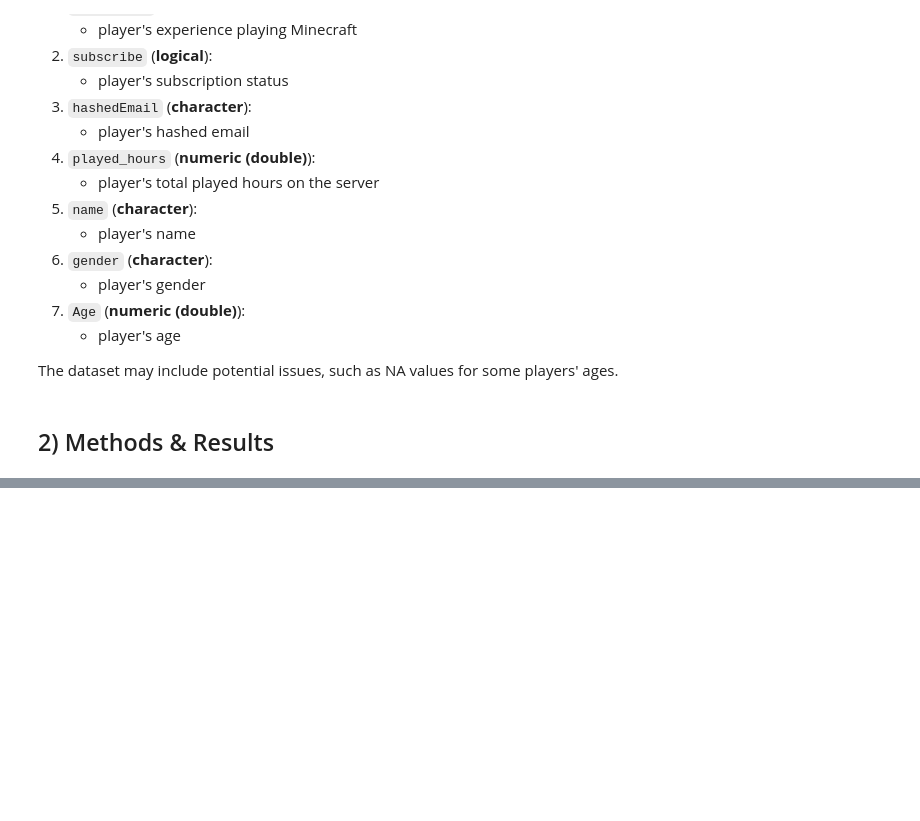
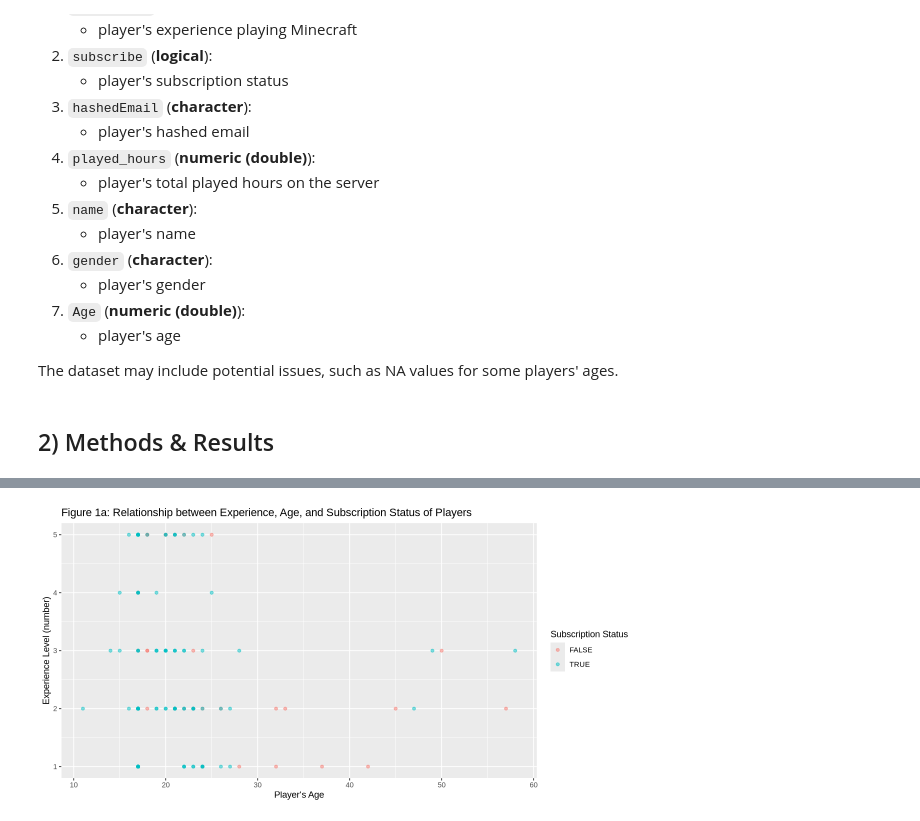
Before and after one commit to chrislee330/dsci-100-project, a Jupyter notebook: project.ipynb, the cells around one changed output, grey strips where cells are left out. Drawn from its saved outputs; the diff is of its cells as text; code cells hidden in the pictures; blank space fills up the shorter version.

```diff
--- a/project.ipynb
+++ b/project.ipynb
@@ -34,0 +56,9 @@ The dataset may include potential issues, such as NA values for some players' ag
+# %%
+# load data
+player_data_url <- "https://raw.githubusercontent.com/chrislee330/dsci-100-project-indiv/refs/heads/main/data/players.csv"
+players <- read_csv(player_data_url)
+players <- players |> select(experience, Age, subscribe, played_hours) |>
+                        mutate(subscribe = as.factor(subscribe)) |>
+                        mutate(experience = recode(experience, "Beginner" = 1, "Amateur" = 2, "Regular" = 3, "Pro" = 4, "Veteran" = 5)) |>
+                        filter(Age != "NA")
+head(players)
@@ -34,0 +86,4 @@ The dataset may include potential issues, such as NA values for some players' ag
+# %%
+players_split = initial_split(players, prop = 0.75, strata = subscribe)
+players_train <- training(players_split)
+players_test <- testing(players_split)
@@ -34,0 +109,10 @@ The dataset may include potential issues, such as NA values for some players' ag
+# %%
+options(repr.plot.width = 10, repr.plot.height = 5)
+training_plot_1 <- players_train |>
+                    ggplot(aes(x = Age, y = experience, color = subscribe)) +
+                        geom_point(alpha = 0.5) +
+                        labs(x = "Player's Age", y = "Experience Level (number)", color = "Subscription Status") +
+                        ggtitle("Figure 1a: Relationship between Experience, Age, and Subscription Status of Players")
+training_plot_1
+# %% [output]
+[figure, added]
```
Also changed, not shown: parts of 15 cells of this notebook.
